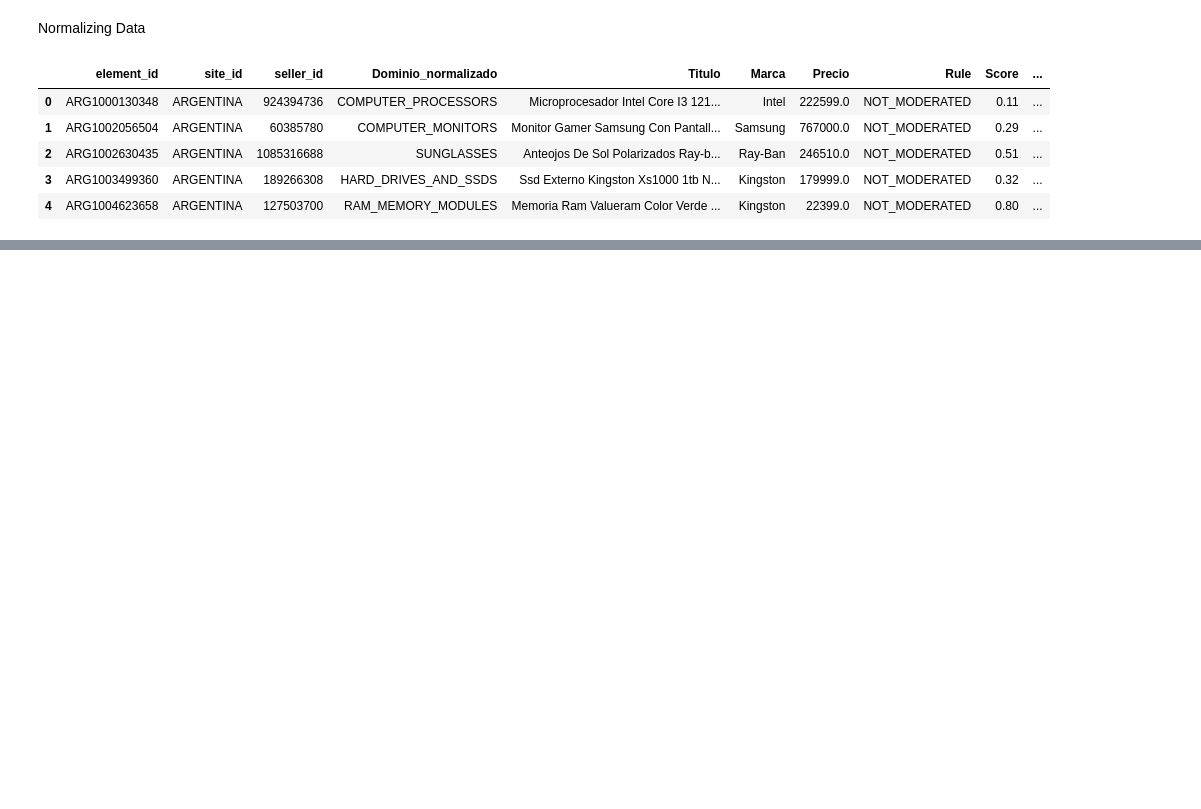
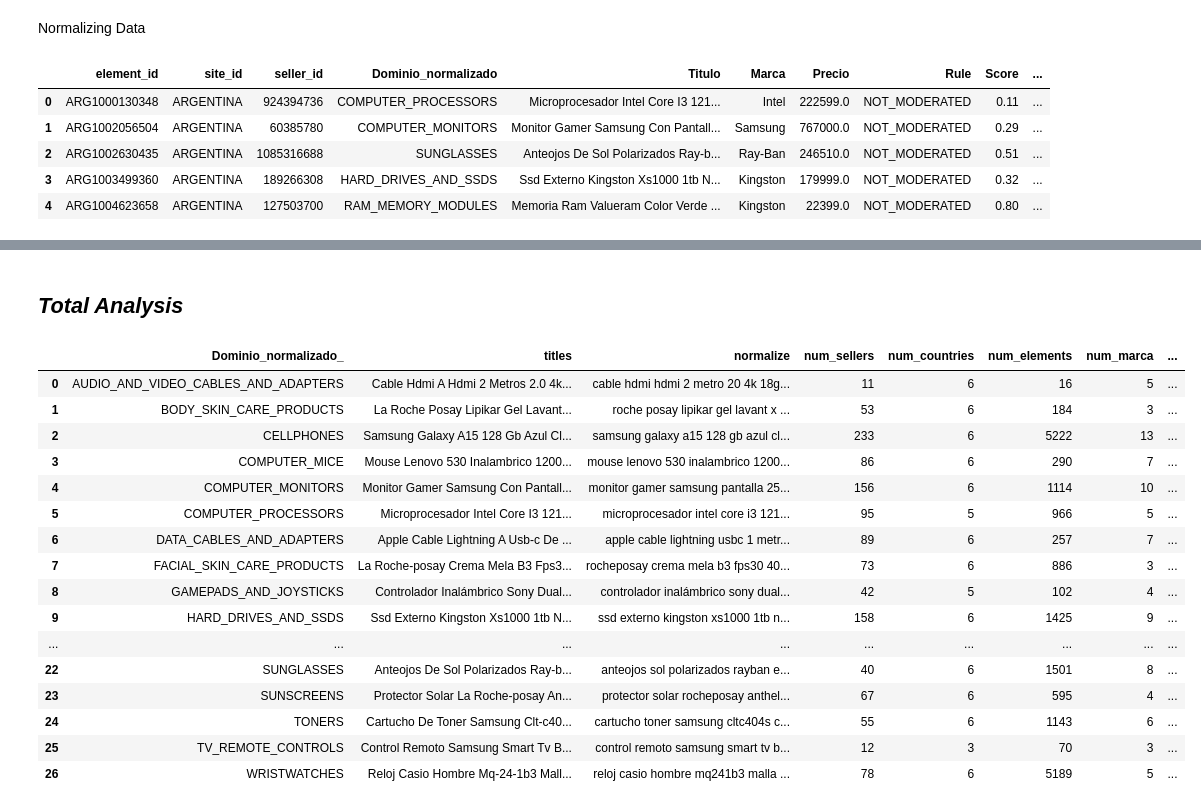
Before and after one commit to candemas97/fakes-detection, a Jupyter notebook: notebooks/text_analysis.ipynb, the cells around one changed output, grey strips where cells are left out. Drawn from its saved outputs; the diff is of its cells as text; code cells hidden in the pictures; blank space fills up the shorter version.

```diff
--- a/notebooks/text_analysis.ipynb
+++ b/notebooks/text_analysis.ipynb
@@ -161,0 +510,80 @@ df_pais
+# %% [markdown]
+## _Total Analysis_
+# %%
+df_domains_total = (
+    df_raw_text.groupby(["Dominio_normalizado"])
+    .agg(
+        {
+            "Titulo": lambda x: " ".join(x),
+            "normalized": lambda x: " ".join(x),
+            "seller_id": pd.Series.nunique,
+            "site_id": pd.Series.nunique,
+            "element_id": "count",
+            "Marca": pd.Series.nunique,
+            "Precio": [
+                ("min", "min"),
+                ("percentile25", lambda x: x.quantile(0.25)),
+                ("mean", "mean"),
+                ("median", "median"),
+                ("percentile75", lambda x: x.quantile(0.75)),
+                ("max", "max"),
+            ],
+            "number_of_words": [
+                ("min", "min"),
+                ("percentile25", lambda x: x.quantile(0.25)),
+                ("mean", "mean"),
+                ("median", "median"),
+                ("percentile75", lambda x: x.quantile(0.75)),
+                ("max", "max"),
+            ],
+        }
+    )
+    .reset_index()
+)
+df_domains_total.columns = [
+    "_".join(col).strip() for col in df_domains_total.columns.values
+]
+df_domains_total = df_domains_total.rename(
+    columns={
+        "site_id_": "site_id",
+        "Titulo_<lambda>": "titles",
+        "normalized_<lambda>": "normalize",
+        "seller_id_nunique": "num_sellers",
+        "site_id_nunique": "num_countries",
+        "element_id_count": "num_elements",
+        "Marca_nunique": "num_marca",
+        "Precio_mean": "mean_price",
+        "Precio_percentile25": "percentile25_price",
+        "Precio_percentile75": "percentile75_price",
+        "Precio_median": "median_price",
+        "Precio_min": "min_price",
+        "Precio_max": "max_price",
+        "number_of_words_mean": "mean_number_of_words",
+        "number_of_words_min": "min_number_of_words",
+        "number_of_words_max": "max_number_of_words",
+        "number_of_words_percentile75": "percentile75_number_of_words",
+        "number_of_words_percentile25": "percentile25_number_of_words",
+        "number_of_words_median": "median_number_of_words",
+    }
+)
+tk = nltk.TweetTokenizer()
+df_domains_total["tokens"] = df_domains_total["titles"].apply(tk.tokenize)
+df_domains_total
+# %% [output]
+|  | Dominio_normalizado_ | titles | normalize | num_sellers | num_countries | num_elements | num_marca | ... |
+| 0 | AUDIO_AND_VIDEO_CABLES_AND_ADAPTERS | Cable Hdmi A Hdmi 2 Metros 2.0 4k... | cable hdmi hdmi 2 metro 20 4k 18g... | 11 | 6 | 16 | 5 | ... |
+| 1 | BODY_SKIN_CARE_PRODUCTS | La Roche Posay Lipikar Gel Lavant... | roche posay lipikar gel lavant x ... | 53 | 6 | 184 | 3 | ... |
+| 2 | CELLPHONES | Samsung Galaxy A15 128 Gb Azul Cl... | samsung galaxy a15 128 gb azul cl... | 233 | 6 | 5222 | 13 | ... |
+| 3 | COMPUTER_MICE | Mouse Lenovo 530 Inalambrico 1200... | mouse lenovo 530 inalambrico 1200... | 86 | 6 | 290 | 7 | ... |
+| 4 | COMPUTER_MONITORS | Monitor Gamer Samsung Con Pantall... | monitor gamer samsung pantalla 25... | 156 | 6 | 1114 | 10 | ... |
+| 5 | COMPUTER_PROCESSORS | Microprocesador Intel Core I3 121... | microprocesador intel core i3 121... | 95 | 5 | 966 | 5 | ... |
+| 6 | DATA_CABLES_AND_ADAPTERS | Apple Cable Lightning A Usb-c De ... | apple cable lightning usbc 1 metr... | 89 | 6 | 257 | 7 | ... |
+| 7 | FACIAL_SKIN_CARE_PRODUCTS | La Roche-posay Crema Mela B3 Fps3... | rocheposay crema mela b3 fps30 40... | 73 | 6 | 886 | 3 | ... |
+| 8 | GAMEPADS_AND_JOYSTICKS | Controlador Inalámbrico Sony Dual... | controlador inalámbrico sony dual... | 42 | 5 | 102 | 4 | ... |
+| 9 | HARD_DRIVES_AND_SSDS | Ssd Externo Kingston Xs1000 1tb N... | ssd externo kingston xs1000 1tb n... | 158 | 6 | 1425 | 9 | ... |
+| ... | ... | ... | ... | ... | ... | ... | ... | ... |
+| 22 | SUNGLASSES | Anteojos De Sol Polarizados Ray-b... | anteojos sol polarizados rayban e... | 40 | 6 | 1501 | 8 | ... |
+| 23 | SUNSCREENS | Protector Solar La Roche-posay An... | protector solar rocheposay anthel... | 67 | 6 | 595 | 4 | ... |
+| 24 | TONERS | Cartucho De Toner Samsung Clt-c40... | cartucho toner samsung cltc404s c... | 55 | 6 | 1143 | 6 | ... |
+| 25 | TV_REMOTE_CONTROLS | Control Remoto Samsung Smart Tv B... | control remoto samsung smart tv b... | 12 | 3 | 70 | 3 | ... |
+| 26 | WRISTWATCHES | Reloj Casio Hombre Mq-24-1b3 Mall... | reloj casio hombre mq241b3 malla ... | 78 | 6 | 5189 | 5 | ... |
```
Also changed, not shown: parts of 41 cells of this notebook, 1 other file.
